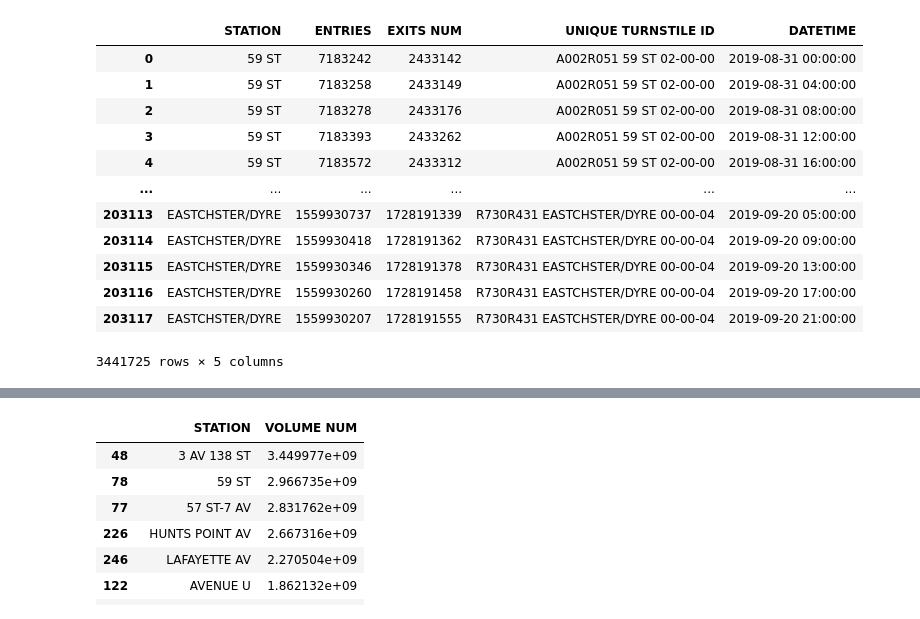
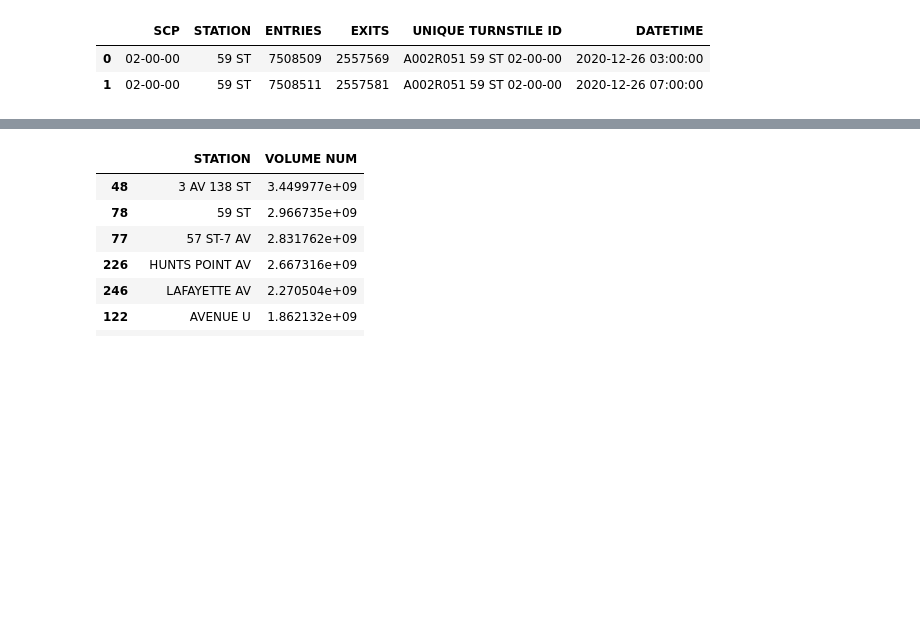
Before and after one commit to yhuang060/MTA-Subway, a Jupyter notebook: MTA Project.ipynb, the cells around one changed output, grey strips where cells are left out. Cells and saved outputs as stored; diff of their text form; code cells hidden in the pictures; blank space fills up the shorter version.

```diff
--- a/MTA Project.ipynb
+++ b/MTA Project.ipynb
@@ -2,5 +2,6 @@
 import pandas as pd
 import glob
 # %%
-df = pd.concat(map(pd.read_csv, glob.glob('Subway_Data/*.txt')))
+#df = pd.concat(map(pd.read_csv, glob.glob('Subway_Data/*.txt')))
+df = pd.concat(map(pd.read_csv, ['http://web.mta.info/developers/data/nyct/turnstile/turnstile_210102.txt']))
 # %%
@@ -38,28 +17,20 @@ dtype: object
 df["UNIQUE TURNSTILE ID"] = df["C/A"] + df["UNIT"] + " " + df["STATION"] + " " + df["SCP"] #create id for each turnstile
 df["DATETIME"] = pd.to_datetime(df["DATE"] + " " + df["TIME"]) #convert to datetime format
 # %%
-df.rename(columns={df.columns[10]: 'EXITS NUM'}, inplace=True)
+#rename column name
+df.rename(columns={df.columns[10]: 'EXITS'}, inplace=True)
 # %%
+#filter division
 df=df[(df["DIVISION"]=='BMT')|(df["DIVISION"]=='IND')|(df["DIVISION"]=='IRT')] #filter division
 
 #drop unnecessary columns
-df.drop(["DATE", "TIME", "DESC", "DIVISION", "LINENAME", "C/A", "UNIT", "SCP"], axis = 1, inplace = True)
+df.drop(["DATE", "TIME", "DESC", "DIVISION", "LINENAME", "C/A", "UNIT"], axis = 1, inplace = True)
 # %%
-df
+df.head(2)
 # %% [output]
-|  | STATION | ENTRIES | EXITS NUM | UNIQUE TURNSTILE ID | DATETIME |
-| 0 | 59 ST | 7183242 | 2433142 | A002R051 59 ST 02-00-00 | 2019-08-31 00:00:00 |
-| 1 | 59 ST | 7183258 | 2433149 | A002R051 59 ST 02-00-00 | 2019-08-31 04:00:00 |
-| 2 | 59 ST | 7183278 | 2433176 | A002R051 59 ST 02-00-00 | 2019-08-31 08:00:00 |
-| 3 | 59 ST | 7183393 | 2433262 | A002R051 59 ST 02-00-00 | 2019-08-31 12:00:00 |
-| 4 | 59 ST | 7183572 | 2433312 | A002R051 59 ST 02-00-00 | 2019-08-31 16:00:00 |
-| ... | ... | ... | ... | ... | ... |
-| 203113 | EASTCHSTER/DYRE | 1559930737 | 1728191339 | R730R431 EASTCHSTER/DYRE 00-00-04 | 2019-09-20 05:00:00 |
-| 203114 | EASTCHSTER/DYRE | 1559930418 | 1728191362 | R730R431 EASTCHSTER/DYRE 00-00-04 | 2019-09-20 09:00:00 |
-| 203115 | EASTCHSTER/DYRE | 1559930346 | 1728191378 | R730R431 EASTCHSTER/DYRE 00-00-04 | 2019-09-20 13:00:00 |
-| 203116 | EASTCHSTER/DYRE | 1559930260 | 1728191458 | R730R431 EASTCHSTER/DYRE 00-00-04 | 2019-09-20 17:00:00 |
-| 203117 | EASTCHSTER/DYRE | 1559930207 | 1728191555 | R730R431 EASTCHSTER/DYRE 00-00-04 | 2019-09-20 21:00:00 |
+|  | SCP | STATION | ENTRIES | EXITS | UNIQUE TURNSTILE ID | DATETIME |
+| 0 | 02-00-00 | 59 ST | 7508509 | 2557569 | A002R051 59 ST 02-00-00 | 2020-12-26 03:00:00 |
+| 1 | 02-00-00 | 59 ST | 7508511 | 2557581 | A002R051 59 ST 02-00-00 | 2020-12-26 07:00:00 |
-3441725 rows × 5 columns
 # %%
 df = df.sort_values(by="DATETIME") #sorted values by datetime
 # %%
```
Also changed, not shown: parts of 7 cells of this notebook, 1 other file.
